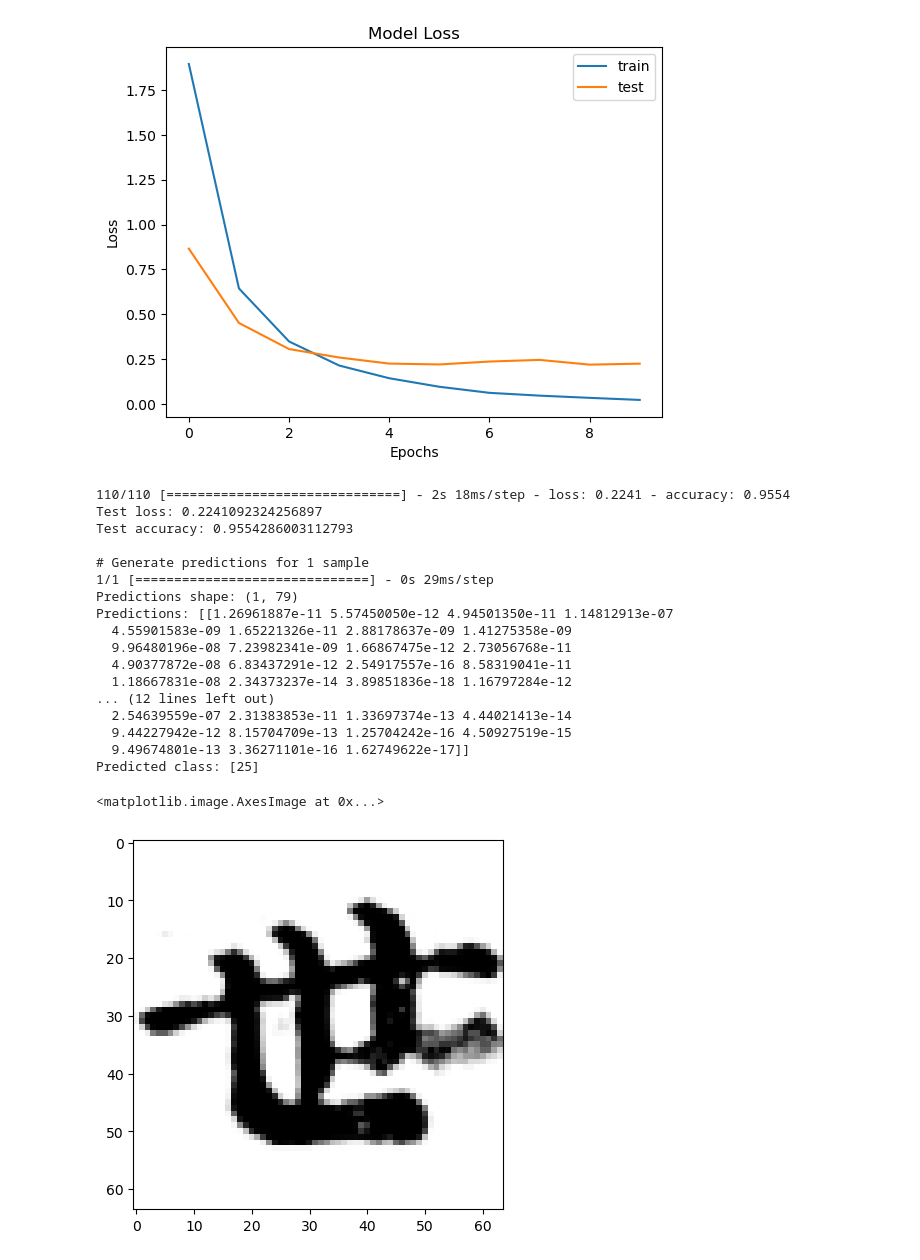
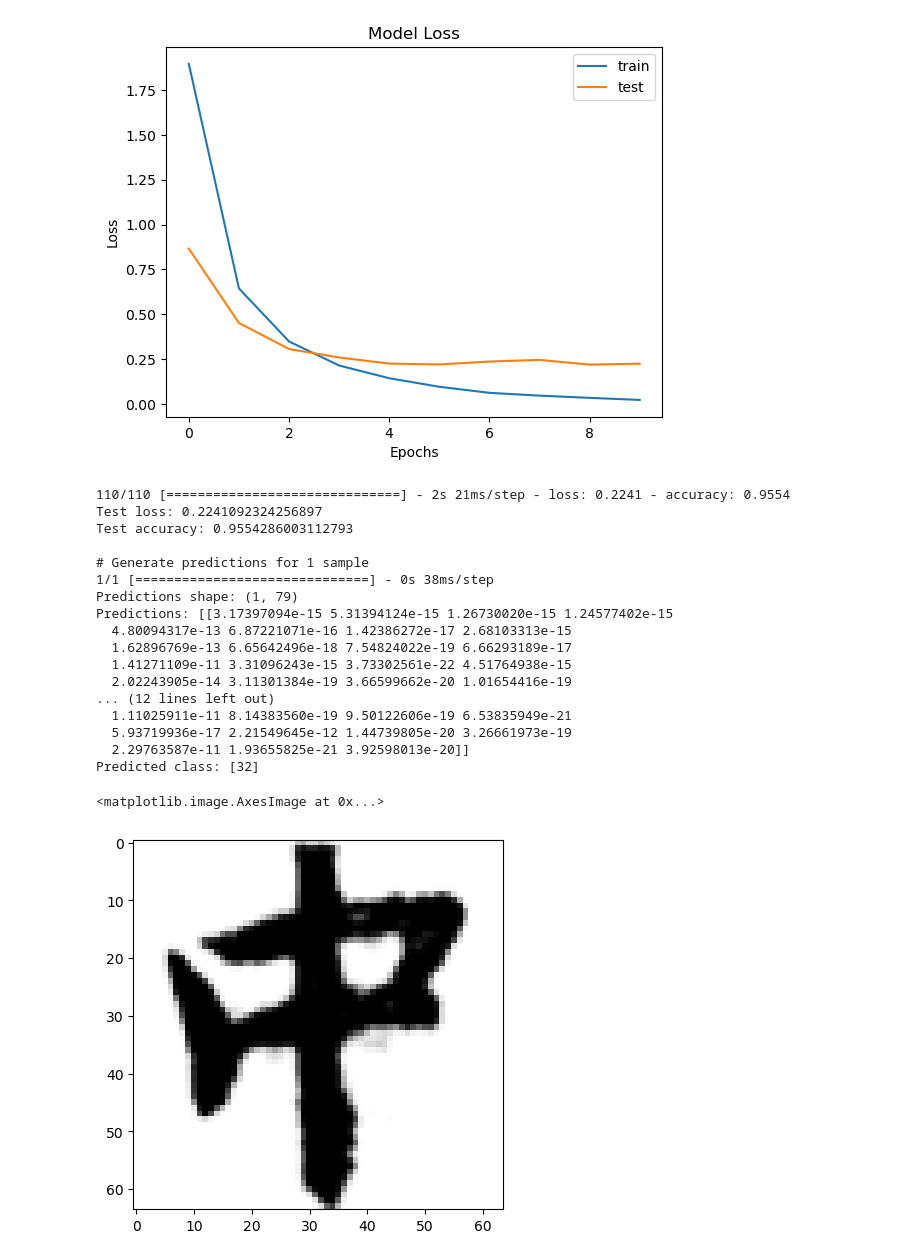
Before and after one commit to krisdanoda/Kanji-recognizer, a Jupyter notebook: sequentialModel.ipynb, the cells around one changed output. Saved outputs shown, nothing was run; the diff lists cells and outputs as text; code cells hidden in the pictures.

```diff
--- a/sequentialModel.ipynb
+++ b/sequentialModel.ipynb
@@ -170,39 +170,40 @@ plt.show()
 [figure]
 # %%
 from matplotlib import pyplot
+
 
 results = model.evaluate(x_test, y_test)
 print('Test loss:', results[0])
 print('Test accuracy:', results[1])
-image_number = 1200
+image_number = 1900
 print('\n# Generate predictions for 1 sample')
 new_image = tf.expand_dims(x_test[image_number], 0)
 predictions = model.predict(new_image)
 print('Predictions shape:', predictions.shape)
 print('Predictions:', predictions)
 predicted_classes = predictions.argmax(axis=-1)
 print('Predicted class:', predicted_classes)
 
 pyplot.imshow(x_test[image_number], cmap='Greys')
 #print(kanji(y_test[image_number]))
 # %% [output]
-110/110 [==============================] - 2s 18ms/step - loss: 0.2241 - accuracy: 0.9554
+110/110 [==============================] - 2s 21ms/step - loss: 0.2241 - accuracy: 0.9554
 Test loss: 0.2241092324256897
 Test accuracy: 0.9554286003112793
 
 # Generate predictions for 1 sample
-1/1 [==============================] - 0s 29ms/step
+1/1 [==============================] - 0s 38ms/step
 Predictions shape: (1, 79)
-Predictions: [[1.26961887e-11 5.57450050e-12 4.94501350e-11 1.14812913e-07
-  4.55901583e-09 1.65221326e-11 2.88178637e-09 1.41275358e-09
-  9.96480196e-08 7.23982341e-09 1.66867475e-12 2.73056768e-11
-  4.90377872e-08 6.83437291e-12 2.54917557e-16 8.58319041e-11
-  1.18667831e-08 2.34373237e-14 3.89851836e-18 1.16797284e-12
+Predictions: [[3.17397094e-15 5.31394124e-15 1.26730020e-15 1.24577402e-15
+  4.80094317e-13 6.87221071e-16 1.42386272e-17 2.68103313e-15
+  1.62896769e-13 6.65642496e-18 7.54824022e-19 6.66293189e-17
+  1.41271109e-11 3.31096243e-15 3.73302561e-22 4.51764938e-15
+  2.02243905e-14 3.11301384e-19 3.66599662e-20 1.01654416e-19
 ... (12 lines left out)
-  2.54639559e-07 2.31383853e-11 1.33697374e-13 4.44021413e-14
-  9.44227942e-12 8.15704709e-13 1.25704242e-16 4.50927519e-15
-  9.49674801e-13 3.36271101e-16 1.62749622e-17]]
-Predicted class: [25]
+  1.11025911e-11 8.14383560e-19 9.50122606e-19 6.53835949e-21
+  5.93719936e-17 2.21549645e-12 1.44739805e-20 3.26661973e-19
+  2.29763587e-11 1.93655825e-21 3.92598013e-20]]
+Predicted class: [32]
 <matplotlib.image.AxesImage at 0x...>
-[figure, old version]
+[figure, new version]
 # %%
```
Also changed, not shown: parts of 1 cell of this notebook, 4 other files.
